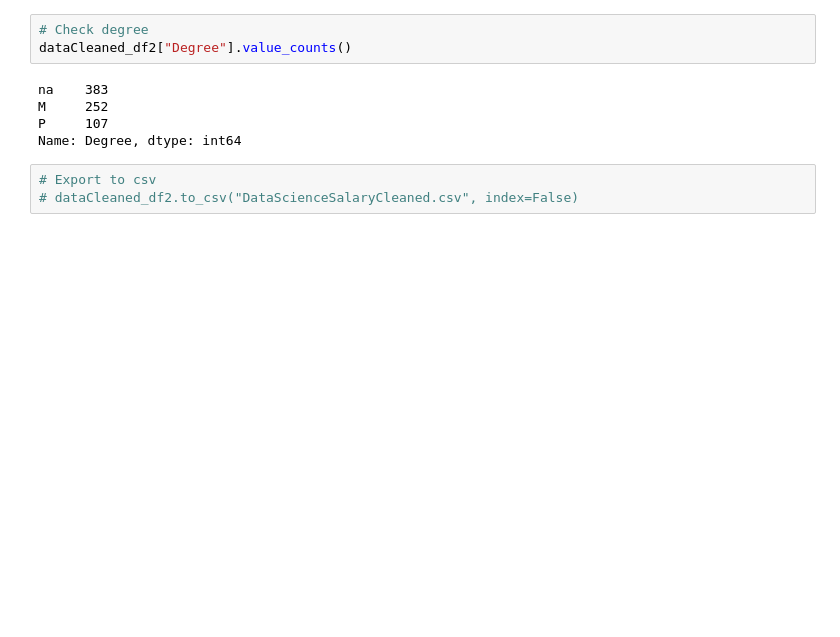
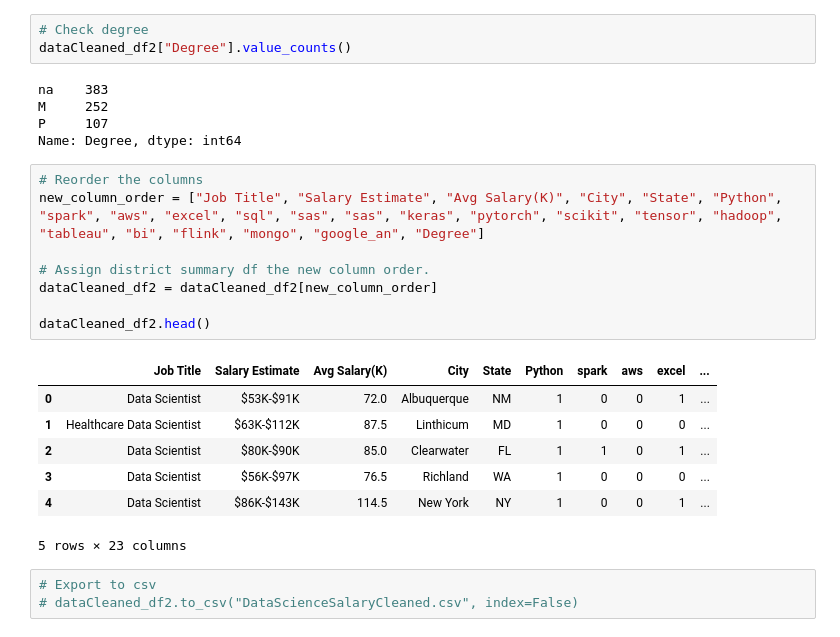
Before and after one commit to AJMnd/Data_Science_Salary, a Jupyter notebook: Notebooks/DataScienceSalaryCleaned2.ipynb, the cells around one changed output. Saved outputs shown, nothing was run; the diff lists cells and outputs as text; blank space fills up the shorter version.

```diff
--- a/Notebooks/DataScienceSalaryCleaned2.ipynb
+++ b/Notebooks/DataScienceSalaryCleaned2.ipynb
@@ -185,6 +204,22 @@ na    383
 M     252
 P     107
 Name: Degree, dtype: int64
+# %%
+# Reorder the columns
+new_column_order = ["Job Title", "Salary Estimate", "Avg Salary(K)", "City", "State", "Python", "spark", "aws", "excel", "sql", "sas", "sas", "keras", "pytorch", "scikit", "tensor", "hadoop", "tableau", "bi", "flink", "mongo", "google_an", "Degree"]
+
+# Assign district summary df the new column order.
+dataCleaned_df2 = dataCleaned_df2[new_column_order]
+
+dataCleaned_df2.head()
+# %% [output]
+|  | Job Title | Salary Estimate | Avg Salary(K) | City | State | Python | spark | aws | excel | ... |
+| 0 | Data Scientist | $53K-$91K | 72.0 | Albuquerque | NM | 1 | 0 | 0 | 1 | ... |
+| 1 | Healthcare Data Scientist | $63K-$112K | 87.5 | Linthicum | MD | 1 | 0 | 0 | 0 | ... |
+| 2 | Data Scientist | $80K-$90K | 85.0 | Clearwater | FL | 1 | 1 | 0 | 1 | ... |
+| 3 | Data Scientist | $56K-$97K | 76.5 | Richland | WA | 1 | 0 | 0 | 0 | ... |
+| 4 | Data Scientist | $86K-$143K | 114.5 | New York | NY | 1 | 0 | 0 | 1 | ... |
+5 rows × 23 columns
 # %%
 # Export to csv
 # dataCleaned_df2.to_csv("DataScienceSalaryCleaned.csv", index=False)
```
Also changed, not shown: parts of 3 cells of this notebook, 4 other files.
